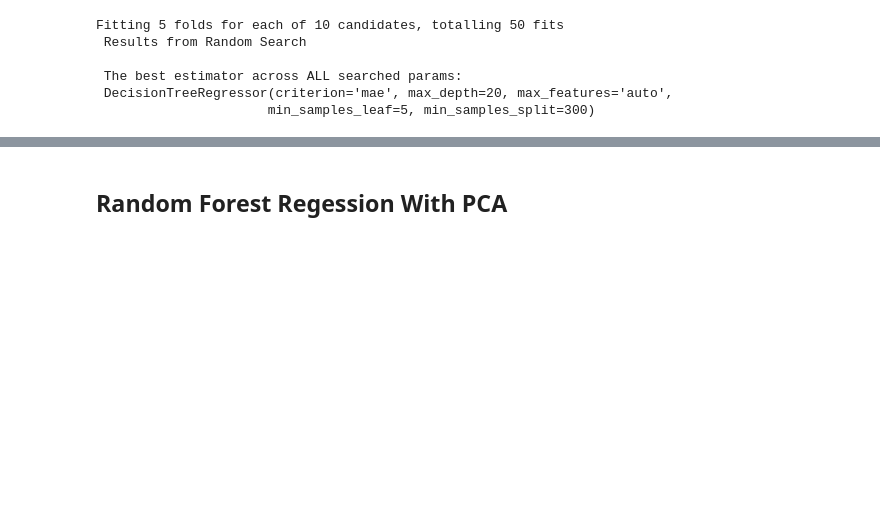
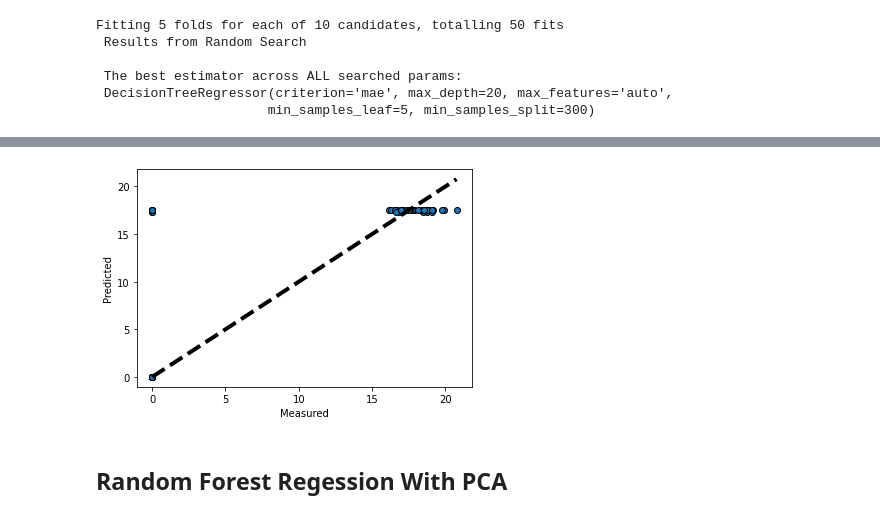
Before and after one commit to larsenk23/Capstone2, a Jupyter notebook: Modeling.ipynb, the cells around one changed output, grey strips where cells are left out. Cells and saved outputs as stored; diff of their text form; code cells hidden in the pictures; blank space fills up the shorter version.

Commit message:
Modeling work

```diff
--- a/Modeling.ipynb
+++ b/Modeling.ipynb
@@ -274,0 +324,21 @@ plt.show()
+# %%
+import lightgbm
+model = lightgbm.LGBMRegressor()
+
+parameters = {'boosting_type': ['gbdt', 'dart', 'goss', 'rf'],
+              'num_leaves': [30, 32, 35, 40, 45, 50],
+              'max_depth': [3,4,5,10,15,20,25,50,75,100,125,150,200, None],
+              'learning_rate': [0.001,0.01,0.05,0.1,0.2,0.3],
+              'n_estimators': [5,10,15,20,25,30,40,50,75,100,200, 500, 1000],
+              'reg_alpha': [0.001,0.01,0.05,0.1,0.2,0.3],
+              'reg_lambda': [0.001,0.01,0.05,0.1,0.2,0.3],
+              'subsample': [0.1,0.2,0.3,0.4,0.5,0.6, 0.7, 0.8, 0.9, 1],
+              'subsample_freq': [0, 0.5, 1],
+              'colsample_bytree': [0.1,0.2,0.3,0.4,0.5,0.6, 0.7, 0.8, 0.9, 1]}
+# %%
+lgbm_random = RandomizedSearchCV(estimator = model, param_distributions = parameters, n_iter = 10, cv = 5,
+                               verbose=False, random_state=42, n_jobs = -1)
+lgbm_random.fit(X_train, y_train)
+
+print(" Results from Random Search " )
+print("\n The best estimator across ALL searched params:\n", lgbm_random.best_estimator_)
@@ -321,3 +422,12 @@ r2 Score:  0.5896812417185449
+# %%
+fig, ax = plt.subplots()
+ax.scatter(y_test, y_pred, edgecolors=(0, 0, 0))
+ax.plot([y_test.min(), y_test.max()], [y_test.min(), y_test.max()], 'k--', lw=4)
+ax.set_xlabel('Measured')
+ax.set_ylabel('Predicted')
+plt.show()
+# %% [output]
+[figure, added]
 # %% [markdown]
 ## Random Forest Regession With PCA
 # %%
```
Also changed, not shown: parts of 39 cells of this notebook, 3 other files.
